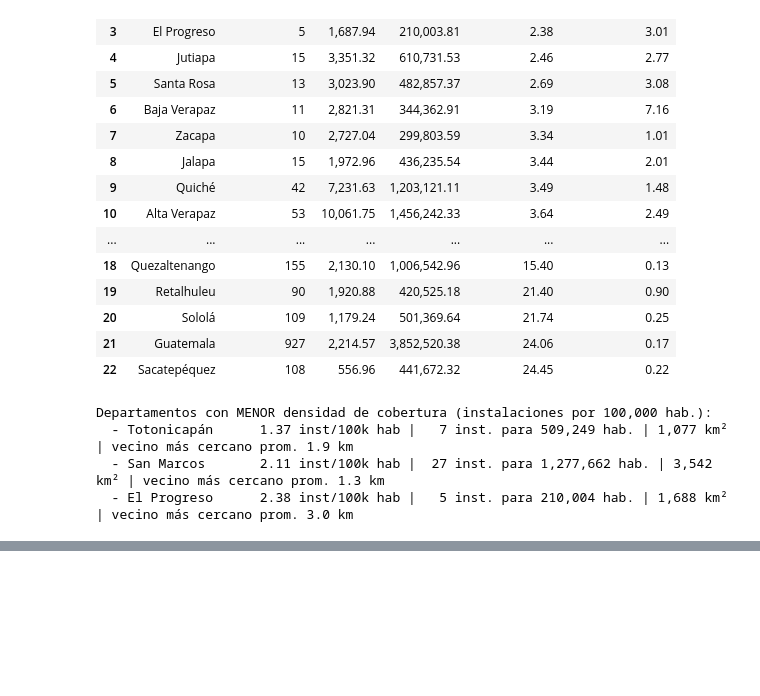
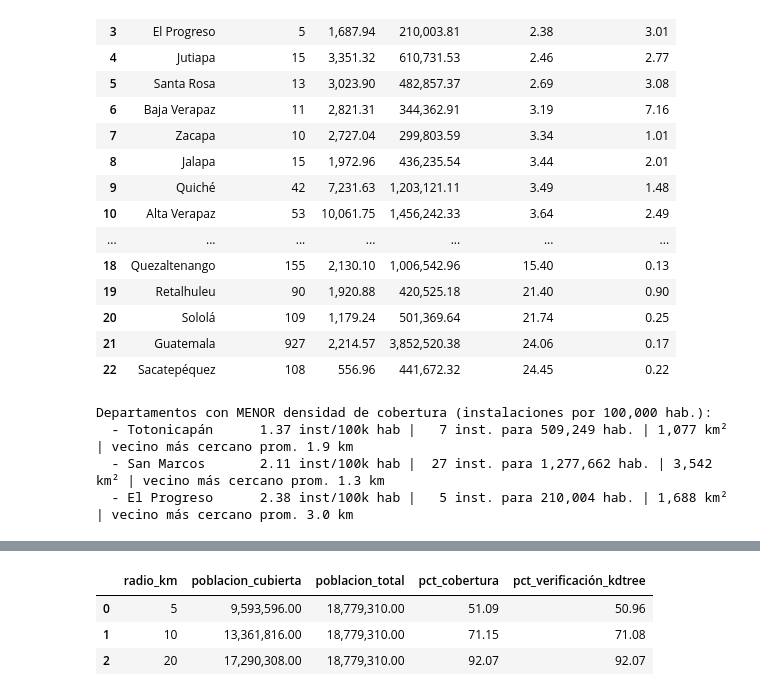
Before and after one commit to Branuvg/lab5_modsim, a Jupyter notebook: lab5.ipynb, the cells around one changed output, grey strips where cells are left out. Cells and saved outputs as stored; diff of their text form; code cells hidden in the pictures; blank space fills up the shorter version.

```diff
--- a/lab5.ipynb
+++ b/lab5.ipynb
@@ -511,0 +538,27 @@ Departamentos con MENOR densidad de cobertura (instalaciones por 100,000 hab.):
+# %%
+memfile = MemoryFile()
+pop_ds = memfile.open(**utm_profile)
+pop_ds.write(pop_utm, 1)
+country_mask, _ = rio_mask(pop_ds, [country_p], crop=False, filled=True, nodata=0)
+P_COUNTRY = float(country_mask.sum())
+
+
+def pop_in(geom):
+    """Suma de población del ráster dentro de `geom` (y dentro del país)."""
+    out, _ = rio_mask(pop_ds, [geom.intersection(country_p)], crop=False, filled=True, nodata=0)
+    return float(out.sum())
+
+
+cov_rows = []
+for r in RADII_KM:
+    pc = pop_in(coverage[r])
+    cov_rows.append({"radio_km": r, "poblacion_cubierta": pc, "poblacion_total": P_COUNTRY,
+                     "pct_cobertura": 100 * pc / P_COUNTRY,
+                     "pct_verificación_kdtree": 100 * px_pop[d_pix <= r * 1000].sum() / P_TOTAL})
+cov_tbl = pd.DataFrame(cov_rows)
+cov_tbl
+# %% [output]
+|  | radio_km | poblacion_cubierta | poblacion_total | pct_cobertura | pct_verificación_kdtree |
+| 0 | 5 | 9,593,596.00 | 18,779,310.00 | 51.09 | 50.96 |
+| 1 | 10 | 13,361,816.00 | 18,779,310.00 | 71.15 | 71.08 |
+| 2 | 20 | 17,290,308.00 | 18,779,310.00 | 92.07 | 92.07 |
```
Also changed, not shown: parts of 7 cells of this notebook.
